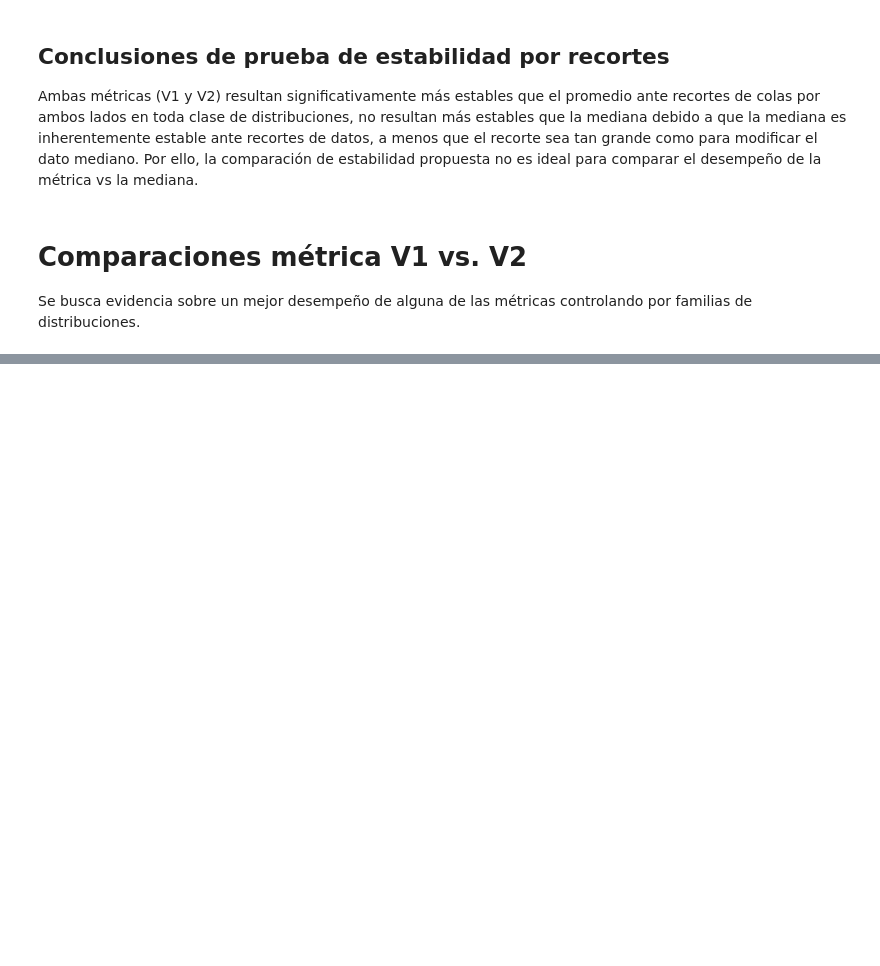
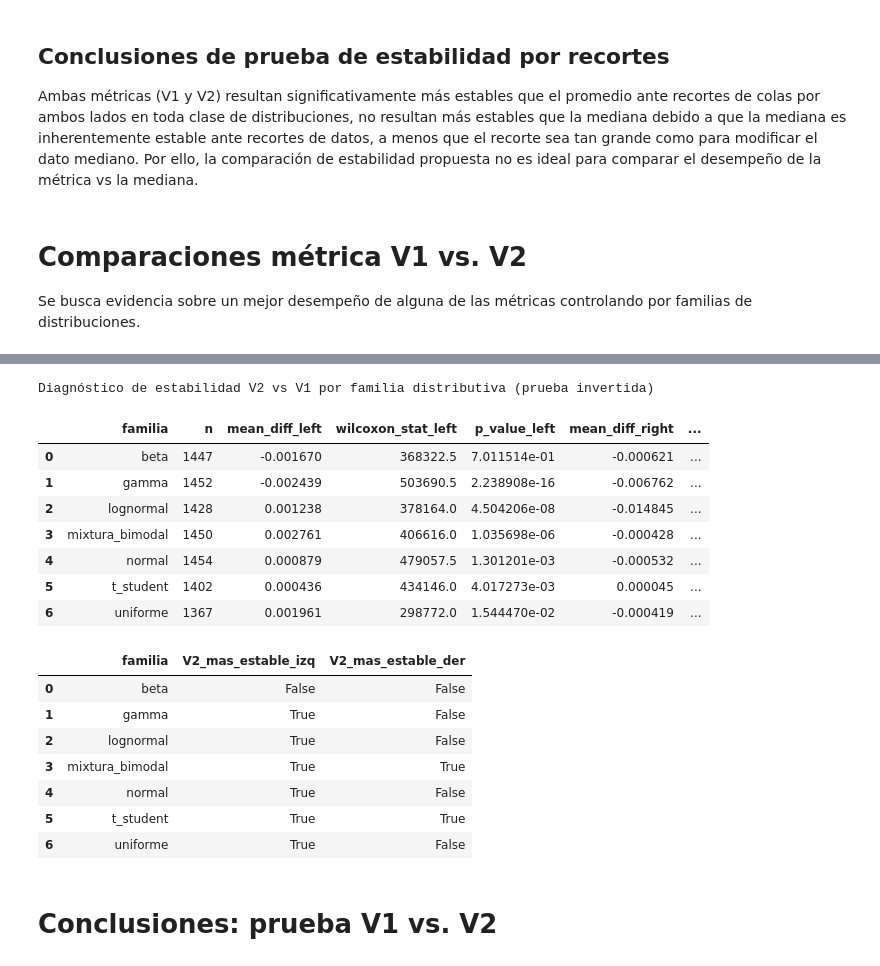
Before and after one commit to AGAYON/distribuciones-asimetricas, a Jupyter notebook: prueba_estabilidad.ipynb, the cells around one changed output, grey strips where cells are left out. Drawn from its saved outputs; the diff is of its cells as text; code cells hidden in the pictures; blank space fills up the shorter version.

```diff
--- a/prueba_estabilidad.ipynb
+++ b/prueba_estabilidad.ipynb
@@ -490,0 +616,57 @@ display(df_diagnostico_familia[["familia", "V1_mas_estable_izq", "V1_mas_estable
+# %%
+# Diagnóstico de estabilidad V2 vs V1 por familia distributiva (prueba invertida)
+
+resultados_familia_v2 = []
+
+for fam, grupo in df_ab.groupby("familia"):
+    # Diferencia de estabilidad V2 - V1 bajo recorte izquierdo
+    dif_left = grupo["delta_mp2_left"] - grupo["delta_mp1_left"]
+    stat_left, p_left = wilcoxon(dif_left, alternative="greater")
+
+    # Diferencia de estabilidad V2 - V1 bajo recorte derecho
+    dif_right = grupo["delta_mp2_right"] - grupo["delta_mp1_right"]
+    stat_right, p_right = wilcoxon(dif_right, alternative="greater")
+
+    resultados_familia_v2.append({
+        "familia": fam,
+        "n": len(grupo),
+        "mean_diff_left": dif_left.mean(),
+        "wilcoxon_stat_left": stat_left,
+        "p_value_left": p_left,
+        "mean_diff_right": dif_right.mean(),
+        "wilcoxon_stat_right": stat_right,
+        "p_value_right": p_right
+    })
+
+# Crear DataFrame y mostrar resultados
+
+df_diagnostico_familia_v2 = pd.DataFrame(resultados_familia_v2)
+
+print("Diagnóstico de estabilidad V2 vs V1 por familia distributiva (prueba invertida)")
+display(df_diagnostico_familia_v2)
+
+# Opcional: marcar si V2 es significativamente más estable que V1 (p < 0.05)
+df_diagnostico_familia_v2["V2_mas_estable_izq"] = df_diagnostico_familia_v2["p_value_left"] < 0.05
+df_diagnostico_familia_v2["V2_mas_estable_der"] = df_diagnostico_familia_v2["p_value_right"] < 0.05
+
+display(df_diagnostico_familia_v2[["familia", "V2_mas_estable_izq", "V2_mas_estable_der"]])
+# %% [output]
+Diagnóstico de estabilidad V2 vs V1 por familia distributiva (prueba invertida)
+|  | familia | n | mean_diff_left | wilcoxon_stat_left | p_value_left | mean_diff_right | ... |
+| 0 | beta | 1447 | -0.001670 | 368322.5 | 7.011514e-01 | -0.000621 | ... |
+| 1 | gamma | 1452 | -0.002439 | 503690.5 | 2.238908e-16 | -0.006762 | ... |
+| 2 | lognormal | 1428 | 0.001238 | 378164.0 | 4.504206e-08 | -0.014845 | ... |
+| 3 | mixtura_bimodal | 1450 | 0.002761 | 406616.0 | 1.035698e-06 | -0.000428 | ... |
+| 4 | normal | 1454 | 0.000879 | 479057.5 | 1.301201e-03 | -0.000532 | ... |
+| 5 | t_student | 1402 | 0.000436 | 434146.0 | 4.017273e-03 | 0.000045 | ... |
+| 6 | uniforme | 1367 | 0.001961 | 298772.0 | 1.544470e-02 | -0.000419 | ... |
+|  | familia | V2_mas_estable_izq | V2_mas_estable_der |
+| 0 | beta | False | False |
+| 1 | gamma | True | False |
+| 2 | lognormal | True | False |
+| 3 | mixtura_bimodal | True | True |
+| 4 | normal | True | False |
+| 5 | t_student | True | True |
+| 6 | uniforme | True | False |
+# %% [markdown]
+# **Conclusiones: prueba V1 vs. V2**
```
Also changed, not shown: parts of 10 cells of this notebook.
